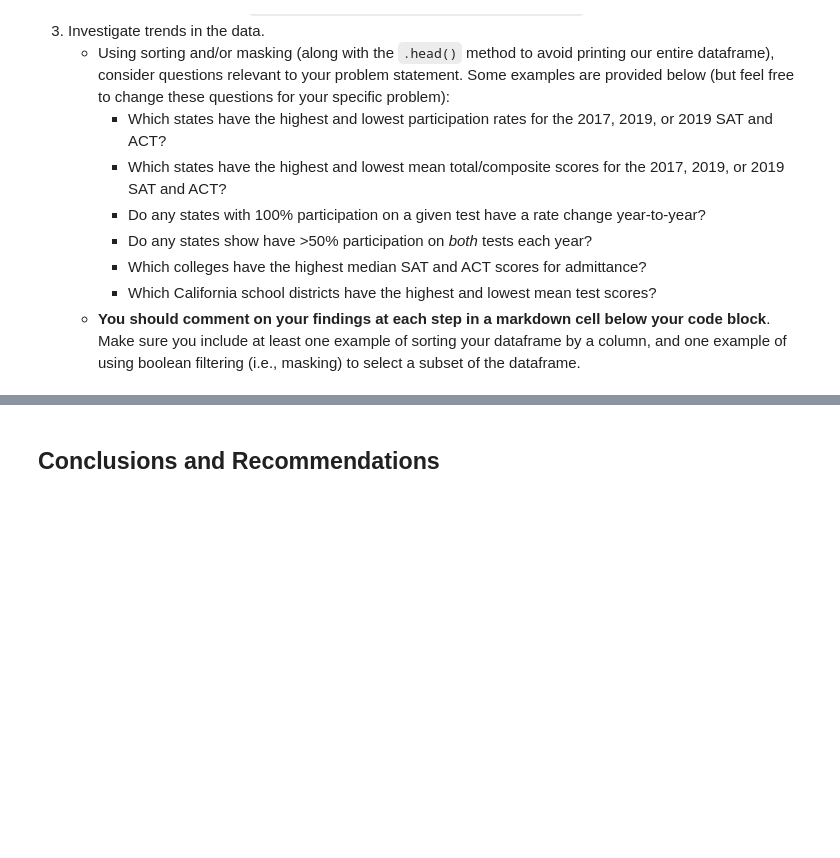
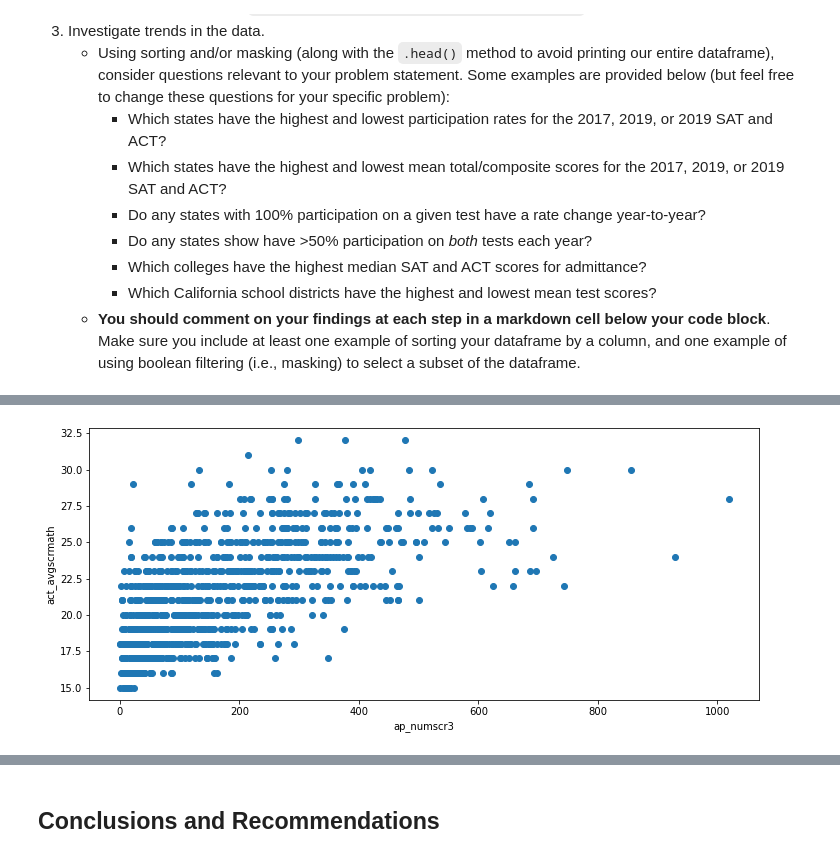
Before and after one commit to Jgates62/ap_act_performance_analysis, a Jupyter notebook: code/jg_project_code.ipynb, the cells around one changed output, grey strips where cells are left out. Saved outputs shown, nothing was run; the diff lists cells and outputs as text; code cells hidden in the pictures; blank space fills up the shorter version.

```diff
--- a/code/jg_project_code.ipynb
+++ b/code/jg_project_code.ipynb
@@ -626,0 +753,13 @@ Complete the following steps to explore your data. You are welcome to do more ED
+# %%
+plt.figure(figsize = (12, 5))
+
+plt.scatter(ap_act_df['ap_numscr3'],
+            ap_act_df['act_avgscrmath'])
+
+# Create a descriptive title
+#plt.title('Higher calorie cereals tend to have higher sugar contents')
+# Add axis labels
+plt.xlabel('ap_numscr3')
+plt.ylabel('act_avgscrmath');
+# %% [output]
+[figure, added]
```
Also changed, not shown: parts of 54 cells of this notebook, 1 other file.
